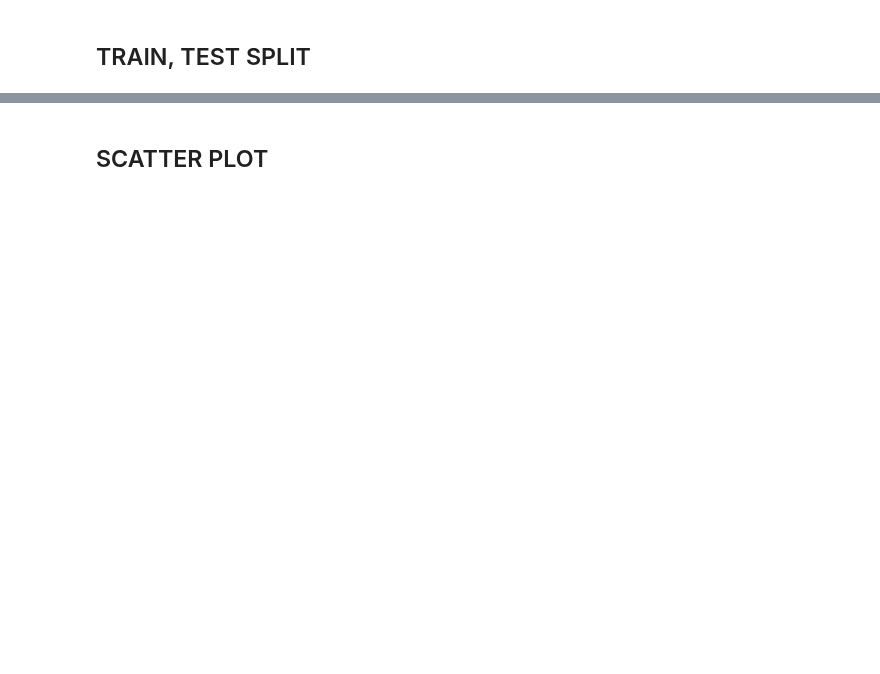
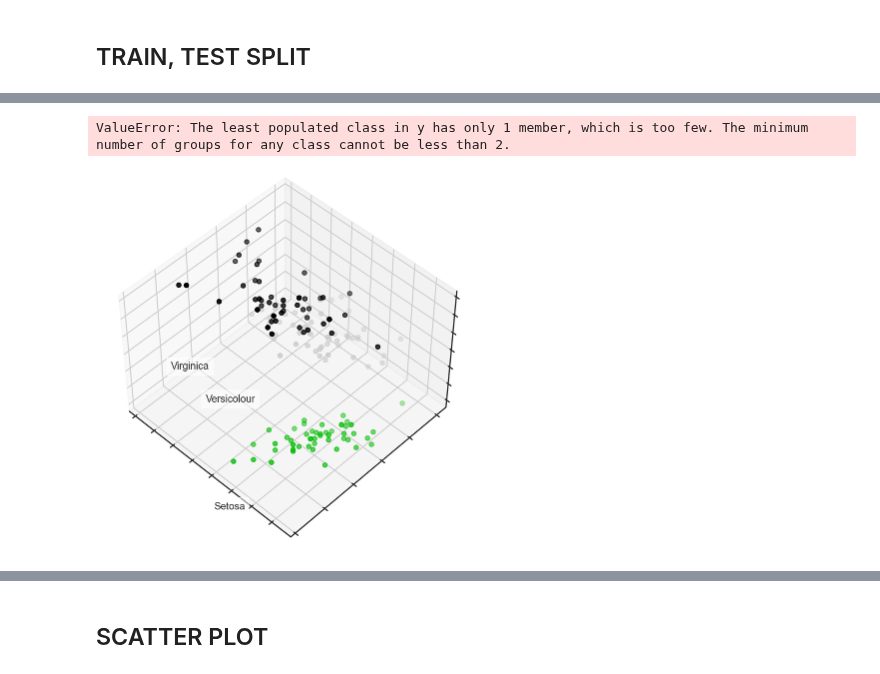
Before and after one commit to hujingc/umsi_loc_anc, a Jupyter notebook: Starting_PCA_Model.ipynb, the cells around one changed output, grey strips where cells are left out. Drawn from its saved outputs; the diff is of its cells as text; code cells hidden in the pictures; blank space fills up the shorter version.

```diff
--- a/Starting_PCA_Model.ipynb
+++ b/Starting_PCA_Model.ipynb
@@ -82,0 +97,56 @@ X_train, X_test, y_train, y_test = train_test_split(X, y, test_size=test_size, r
+# %%
+from sklearn.tree import DecisionTreeClassifier
+from sklearn.model_selection import train_test_split
+from sklearn.metrics import accuracy_score, roc_auc_score
+
+# Train, test splits
+X_train, X_test, y_train, y_test = train_test_split(X, y, test_size=.3,
+                                                    stratify=y,
+                                                    random_state=42)
+
+# Decision trees with depth = 2
+clf = DecisionTreeClassifier(max_depth=2, random_state=42)
+clf.fit(X_train, y_train)
+preds = clf.predict_proba(X_test)
+print('Accuracy: {:.5f}'.format(accuracy_score(y_test,
+                                                preds.argmax(axis=1))))
+# %% [output]
+ValueError: The least populated class in y has only 1 member, which is too few. The minimum number of groups for any class cannot be less than 2.
+# %%
+import numpy as np
+import matplotlib.pyplot as plt
+import seaborn as sns; sns.set(style='white')
+%matplotlib inline
+%config InlineBackend.figure_format = 'retina'
+from sklearn import decomposition
+from sklearn import datasets
+from mpl_toolkits.mplot3d import Axes3D
+
+# Loading the dataset
+iris = datasets.load_iris()
+X = iris.data
+y = iris.target
+
+# Let's create a beautiful 3d-plot
+fig = plt.figure(1, figsize=(6, 5))
+plt.clf()
+ax = Axes3D(fig, rect=[0, 0, .95, 1], elev=48, azim=134)
+
+plt.cla()
+
+for name, label in [('Setosa', 0), ('Versicolour', 1), ('Virginica', 2)]:
+    ax.text3D(X[y == label, 0].mean(),
+              X[y == label, 1].mean() + 1.5,
+              X[y == label, 2].mean(), name,
+              horizontalalignment='center',
+              bbox=dict(alpha=.5, edgecolor='w', facecolor='w'))
+# Change the order of labels, so that they match
+y_clr = np.choose(y, [1, 2, 0]).astype(np.float)
+ax.scatter(X[:, 0], X[:, 1], X[:, 2], c=y_clr,
+           cmap=plt.cm.nipy_spectral)
+
+ax.w_xaxis.set_ticklabels([])
+ax.w_yaxis.set_ticklabels([])
+ax.w_zaxis.set_ticklabels([]);
+# %% [output]
+[figure, added]
```
Also changed, not shown: parts of 26 cells of this notebook.
